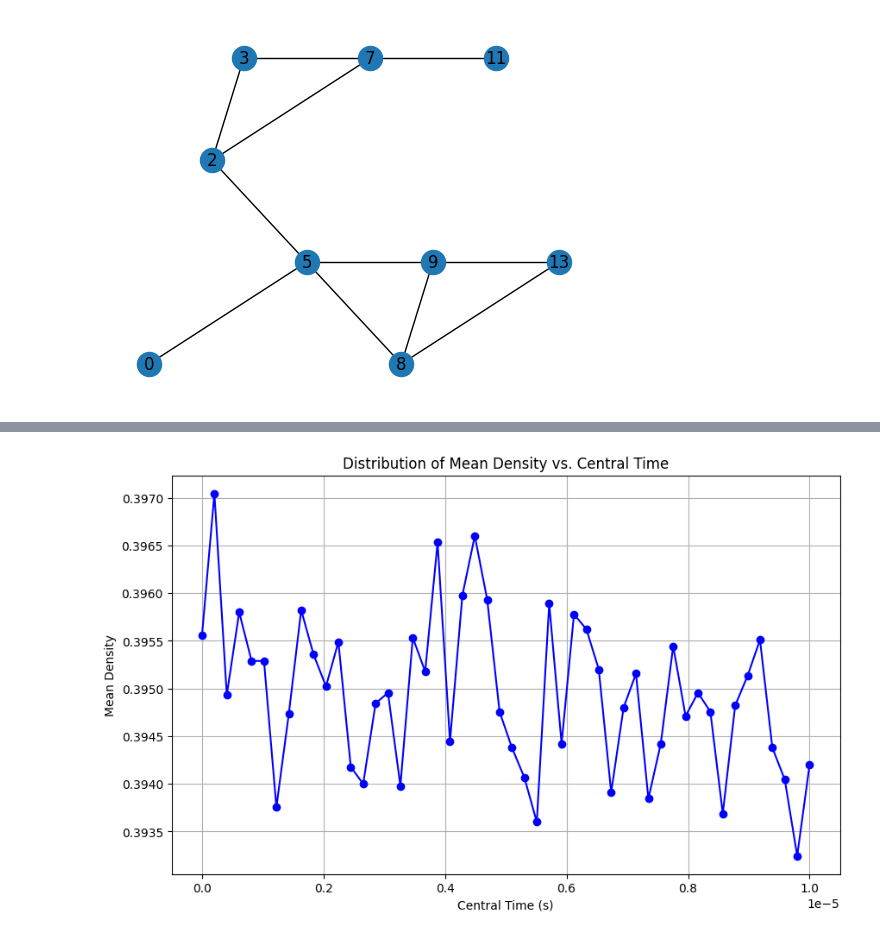
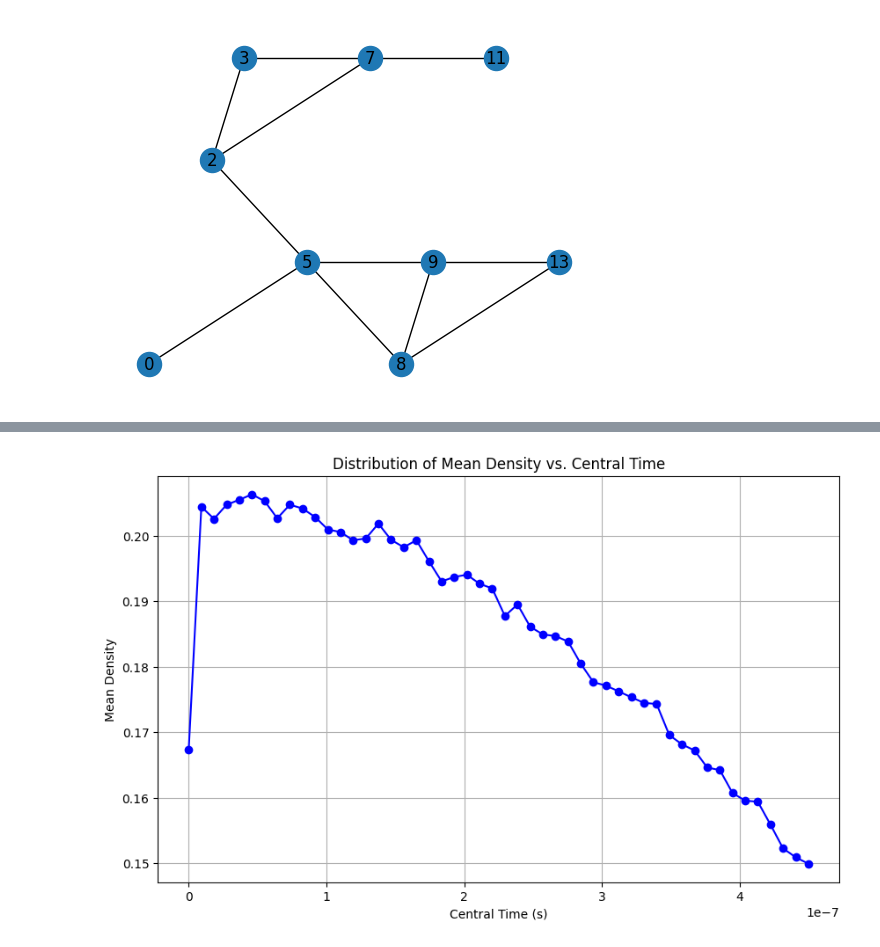
Before and after one commit to porkbellie/quantum-benchmark, a Jupyter notebook: MIS3.ipynb, the cells around one changed output, grey strips where cells are left out. Drawn from its saved outputs; the diff is of its cells as text; code cells hidden in the pictures.

```diff
--- a/MIS3.ipynb
+++ b/MIS3.ipynb
@@ -165,6 +176,6 @@ Independent set of 4-th most likely outcome
 # %%
 # Mean vs Delta
-delta_values = np.linspace(-Delta_max, Delta_max, 50)
+delta_values = np.linspace(0, Delta_max, 50)
 mean_densities = []
 
 for delta in delta_values:
@@ -183,6 +194,6 @@ plt.show()
 # %%
 # Mean vs Omega
-omega_values = np.linspace(0, 6*2*2*np.pi*1e6, 50)
+omega_values = np.linspace(0, Omega_max, 50)
 mean_densities = []
 
 
@@ -201,0 +232,16 @@ plt.show()
+# %%
+# Standard Deviation vs Omega
+omega_values = np.linspace(0, Omega_max, 50)
+density_stds = []
+
+for omega in omega_values:
+    _, density_std, _, _ = loss_piecewise_linear(atoms, T_flat, T_max, T_rise, Delta_max, omega)
+    density_stds.append(density_std)
+
+plt.figure(figsize=(10, 6))
+plt.plot(omega_values, density_stds, marker='o', linestyle='-', color='b')
+plt.xlabel('Omega (Hz)')
+plt.ylabel('Standard Deviation of Density')
+plt.title('Distribution of Standard Deviation of Density vs. Omega')
+plt.grid(True)
+plt.show()
@@ -201,0 +250,17 @@ plt.show()
+# %%
+# Standard Deviation vs T_rise
+central_times = np.linspace(0, 0.45e-6, 50)
+density_stds = []
+
+
+for central_time in central_times:
+    _, density_std, _, _ = loss_piecewise_linear(atoms, T_flat, T_max, T_rise, delta, Omega_max)
+    density_stds.append(density_std)
+
+plt.figure(figsize=(10, 6))
+plt.plot(central_times, density_stds, marker='o', linestyle='-', color='b')
+plt.xlabel('Central Time (s)')
+plt.ylabel('Standard Deviation of Density')
+plt.title('Distribution of Standard Deviation of Density vs. Central Time')
+plt.grid(True)
+plt.show()
@@ -202,18 +269,19 @@ plt.show()
 # %%
 # Time vs. Mean
-central_times = np.linspace(0.0, 1.0*1e-5, 50)
+T_rise_values = np.linspace(0, 0.45e-6, 50)  # Example range of T_rise values
 mean_densities = []
 
-for central_time in central_times:
+# Loop over different T_rise values
+for T_rise in T_rise_values:
     mean_density, _, _, _ = loss_piecewise_linear(atoms, T_flat, T_max, T_rise, Delta_max, Omega_max)
     mean_densities.append(mean_density)
 
 plt.figure(figsize=(10, 6))
 plt.plot(central_times, mean_densities, marker='o', linestyle='-', color='b')
 plt.xlabel('Central Time (s)')
 plt.ylabel('Mean Density')
 plt.title('Distribution of Mean Density vs. Central Time')
 plt.grid(True)
 plt.show()
 # %% [output]
-[figure, old version]
+[figure, new version]
```
Also changed, not shown: parts of 12 cells of this notebook.
